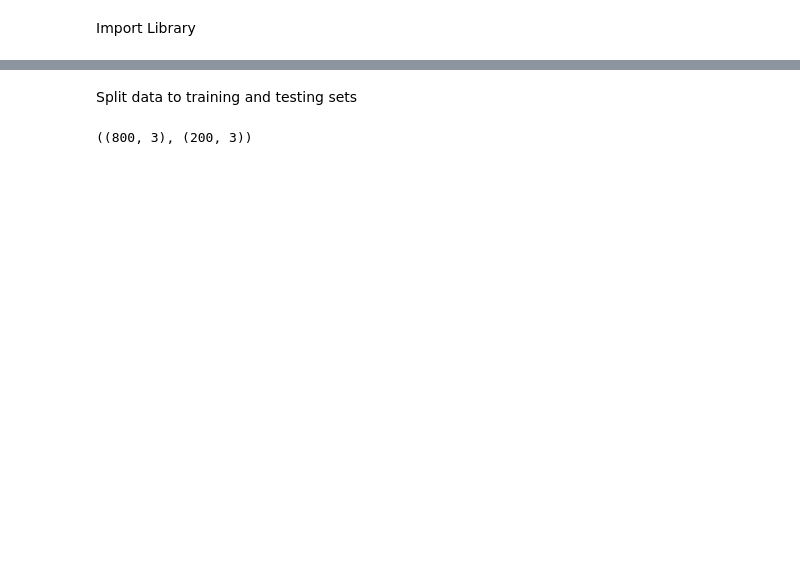
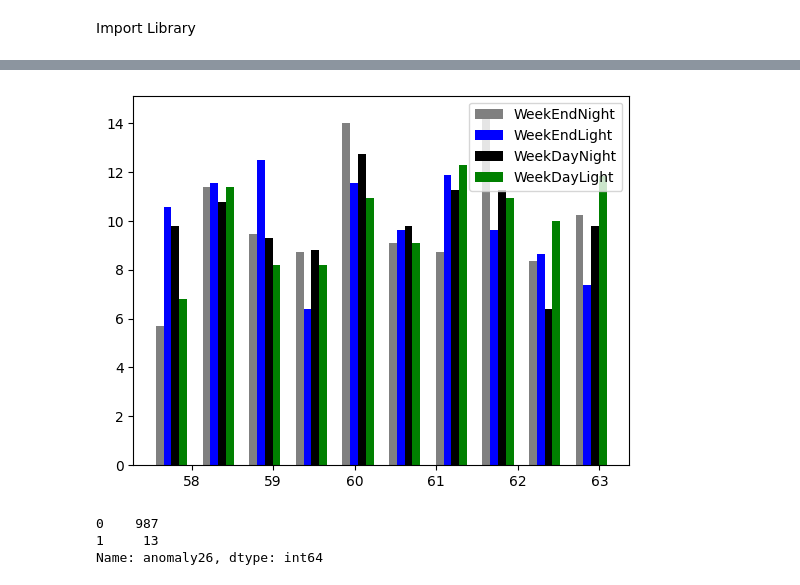
Before and after one commit to anni1st/Anomaly-Detection-VM-, a Jupyter notebook: anomaly_detection_memory.ipynb, the cells around one changed output, grey strips where cells are left out. Drawn from its saved outputs; the diff is of its cells as text; code cells hidden in the pictures; blank space fills up the shorter version.

```diff
--- a/anomaly_detection_memory.ipynb
+++ b/anomaly_detection_memory.ipynb
@@ -109,10 +84,0 @@ y = data['in_percent']
-# %% [markdown]
-Split data to training and testing sets
-# %%
-from sklearn.model_selection import train_test_split
-
-X_train, X_test, y_train, y_test = train_test_split(X, y, test_size = 0.2, random_state = 0)
-
-X_train.shape, X_test.shape
-# %% [output]
-((800, 3), (200, 3))
@@ -139,0 +85,34 @@ def split_data(series, train_fraq, test_len=8760):
+# %%
+#feature engineering
+
+df['hours'] = df['timestamp'].dt.hour
+df['daylight'] = ((df['hours'] >= 6) & (df['hours'] <= 18)).astype(int)
+df['DayOfTheWeek'] = df['timestamp'].dt.dayofweek
+df['WeekDay'] = (df['DayOfTheWeek'] < 5).astype(int)
+# %%
+df['time_epoch'] = (df['timestamp'].astype(np.int64)/100000000000).astype(np.int64)
+# %%
+df['categories'] = df['WeekDay']*2 + df['daylight']
+
+a = df.loc[df['categories'] == 0, 'value']
+b = df.loc[df['categories'] == 1, 'value']
+c = df.loc[df['categories'] == 2, 'value']
+d = df.loc[df['categories'] == 3, 'value']
+
+fig, ax = plt.subplots()
+a_heights, a_bins = np.histogram(a)
+b_heights, b_bins = np.histogram(b, bins=a_bins)
+c_heights, c_bins = np.histogram(c, bins=a_bins)
+d_heights, d_bins = np.histogram(d, bins=a_bins)
+
+width = (a_bins[1] - a_bins[0])/6
+
+ax.bar(a_bins[:-1], a_heights*100/a.count(), width=width, facecolor='grey', label='WeekEndNight')
+ax.bar(b_bins[:-1]+width, (b_heights*100/b.count()), width=width, facecolor='blue', label ='WeekEndLight')
+ax.bar(c_bins[:-1]+width*2, (c_heights*100/c.count()), width=width, facecolor='black', label ='WeekDayNight')
+ax.bar(d_bins[:-1]+width*3, (d_heights*100/d.count()), width=width, facecolor='green', label ='WeekDayLight')
+
+plt.legend()
+plt.show()
+# %% [output]
+[figure, added]
@@ -139,0 +125,15 @@ def split_data(series, train_fraq, test_len=8760):
+# %%
+#train one class svm
+
+outliers_fraction = 0.01
+model =  OneClassSVM(nu=0.95 * outliers_fraction) #nu=0.95 * outliers_fraction  + 0.05
+data = pd.DataFrame(np_scaled)
+model.fit(data)
+
+df['anomaly26'] = pd.Series(model.predict(data))
+df['anomaly26'] = df['anomaly26'].map( {1: 0, -1: 1} )
+print(df['anomaly26'].value_counts())
+# %% [output]
+0    987
+1     13
+Name: anomaly26, dtype: int64
```
Also changed, not shown: parts of 13 cells of this notebook.
